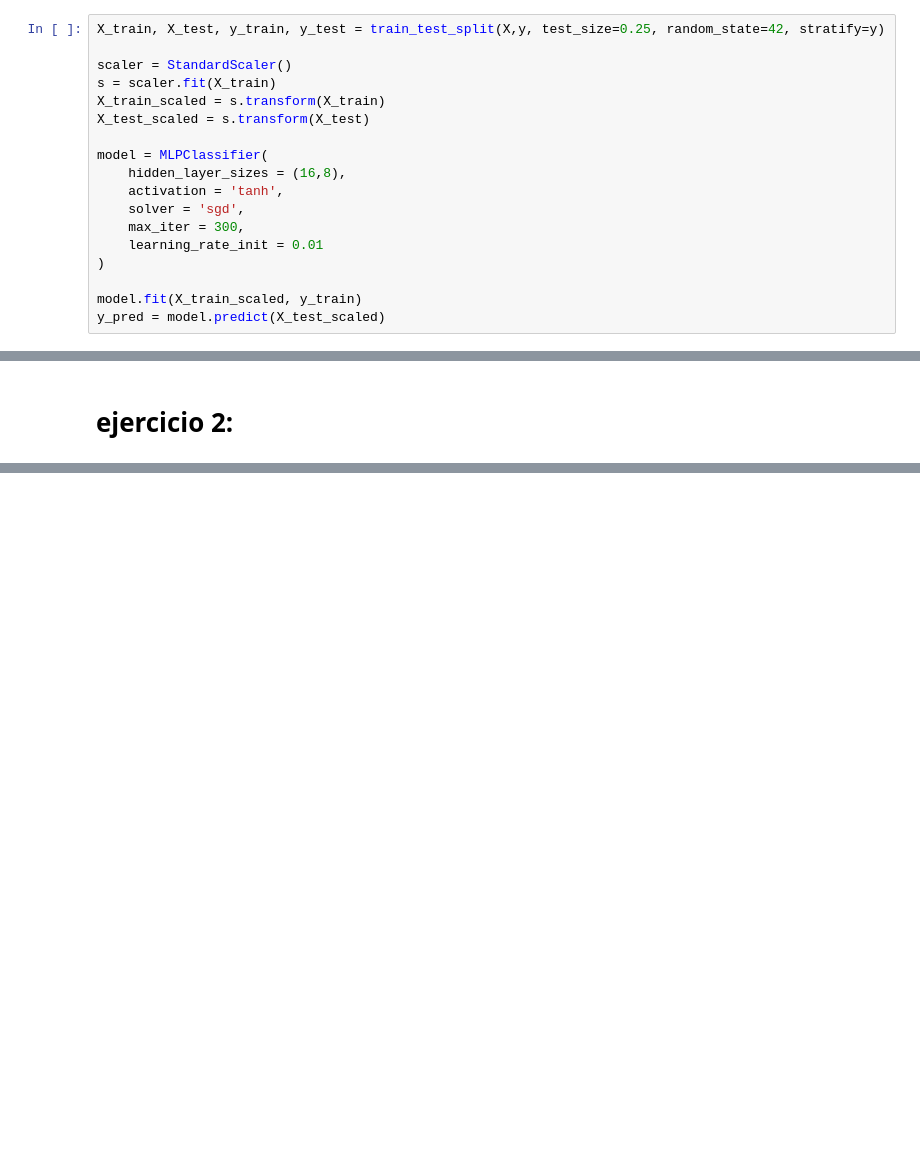
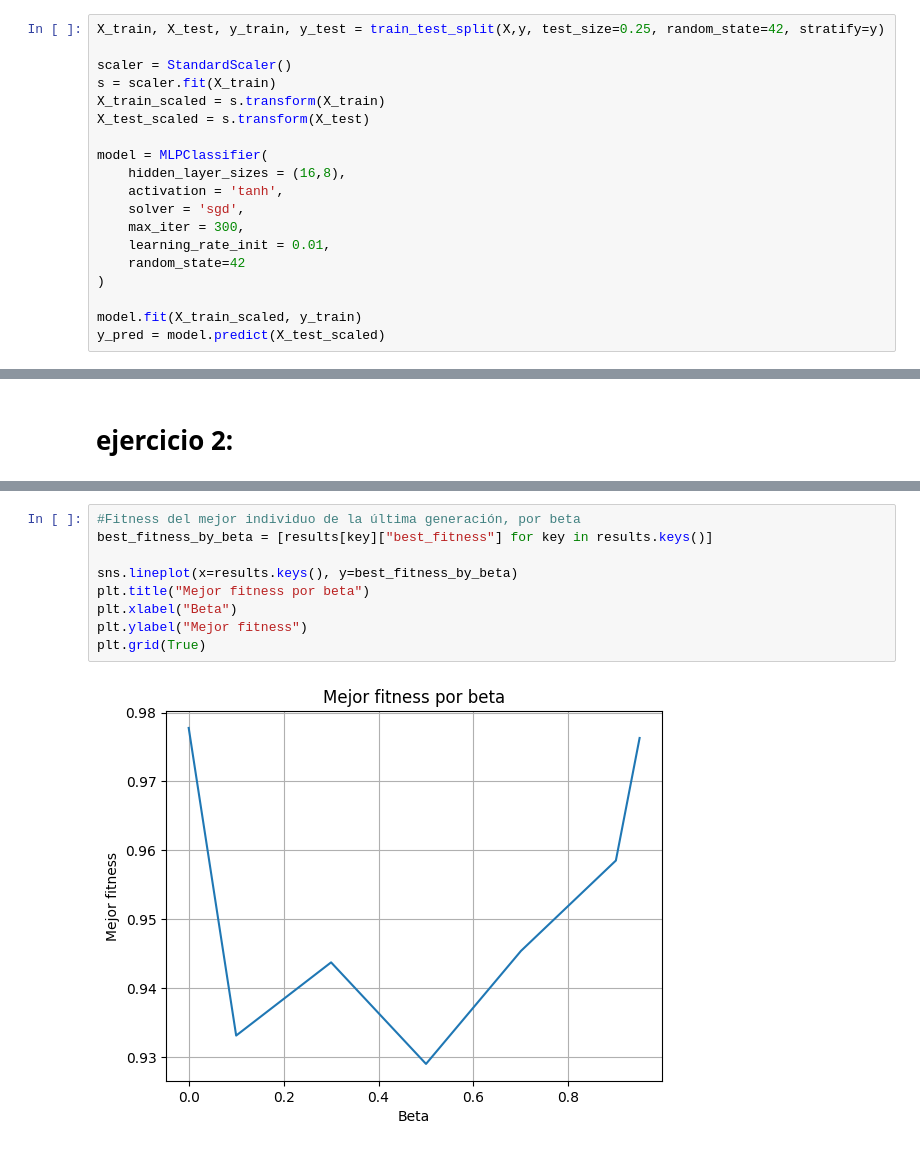
Before and after one commit to jjuradok/metaheuristicas-2026, a Jupyter notebook: ejes_1.ipynb, the cells around one changed output, grey strips where cells are left out. Drawn from its saved outputs; the diff is of its cells as text; blank space fills up the shorter version.

```diff
--- a/ejes_1.ipynb
+++ b/ejes_1.ipynb
@@ -89,7 +173,8 @@ model = MLPClassifier(
     activation = 'tanh',
     solver = 'sgd',
     max_iter = 300,
-    learning_rate_init = 0.01
+    learning_rate_init = 0.01,
+    random_state=42
 )
 
 model.fit(X_train_scaled, y_train)
@@ -390 +461,12 @@ plt.show()
+# %%
+#Fitness del mejor individuo de la última generación, por beta
+best_fitness_by_beta = [results[key]["best_fitness"] for key in results.keys()]
+
+sns.lineplot(x=results.keys(), y=best_fitness_by_beta)
+plt.title("Mejor fitness por beta")
+plt.xlabel("Beta")
+plt.ylabel("Mejor fitness")
+plt.grid(True)
+# %% [output]
+[figure, added]
 # %%
```
Also changed, not shown: parts of 21 cells of this notebook.
